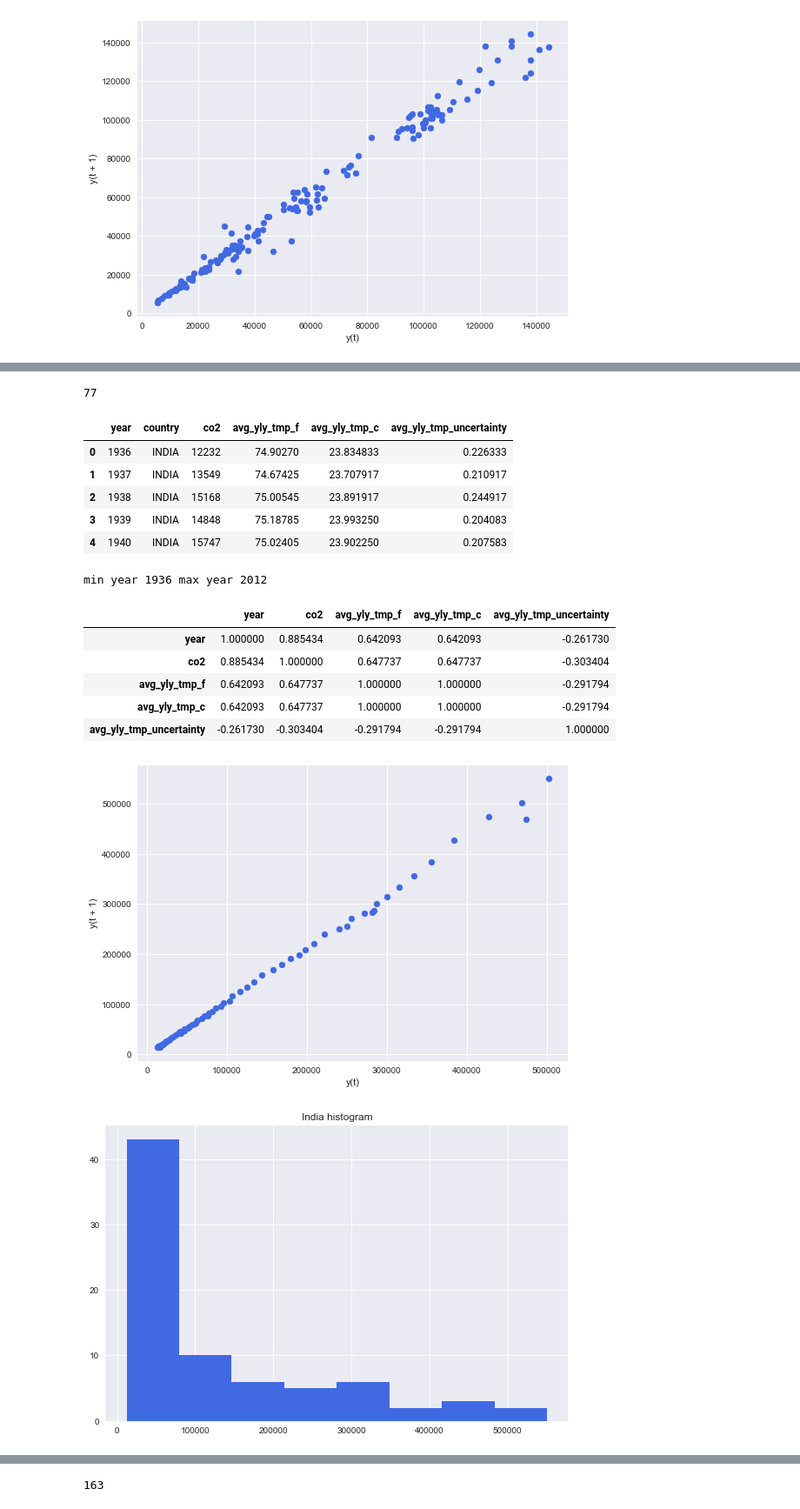
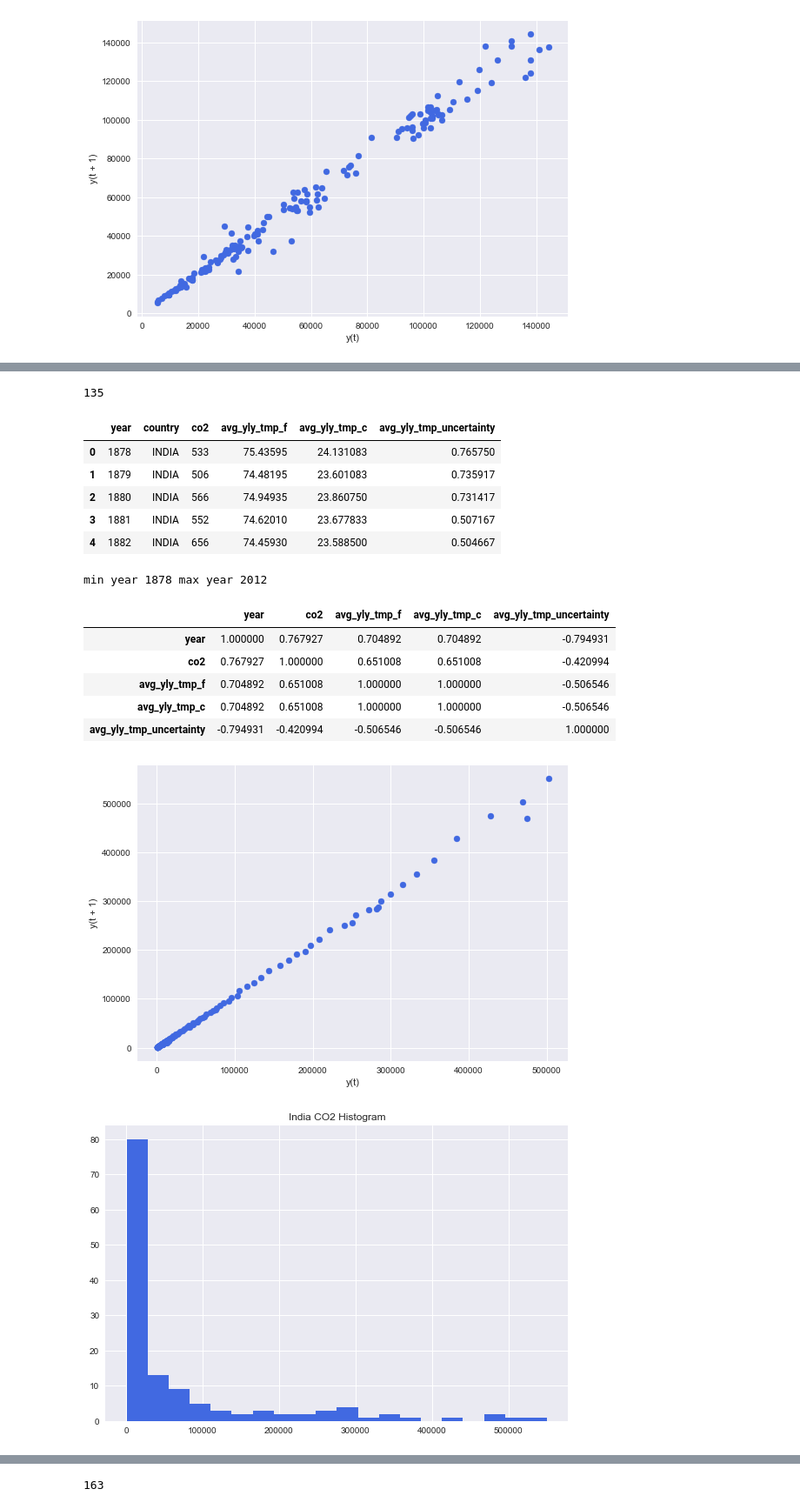
Before and after one commit to chrisg4github/Project-GW, a Jupyter notebook: GW_Plotting/CO2-Clean-Correlations/GW_Corr_Yearly_Tmp_co2.ipynb, the cells around one changed output, grey strips where cells are left out. Shown at 87% size. Drawn from its saved outputs; the diff is of its cells as text; code cells hidden in the pictures.

```diff
--- a/GW_Plotting/CO2-Clean-Correlations/GW_Corr_Yearly_Tmp_co2.ipynb
+++ b/GW_Plotting/CO2-Clean-Correlations/GW_Corr_Yearly_Tmp_co2.ipynb
@@ -507,17 +504,17 @@ plt.show()
 # %%
 co2tmp4C = co2_tmp_df.loc[(co2_tmp_df["country"] == 'INDIA') &
-                         (co2_tmp_df["year"]>= 1936)].\
+                         (co2_tmp_df["year"]>= 1878)].\
                          reset_index(drop=True)
 print(len(co2tmp4C.index))
 co2tmp4C.head(5)
 # %% [output]
-77
+135
 |  | year | country | co2 | avg_yly_tmp_f | avg_yly_tmp_c | avg_yly_tmp_uncertainty |
-| 0 | 1936 | INDIA | 12232 | 74.90270 | 23.834833 | 0.226333 |
-| 1 | 1937 | INDIA | 13549 | 74.67425 | 23.707917 | 0.210917 |
-| 2 | 1938 | INDIA | 15168 | 75.00545 | 23.891917 | 0.244917 |
-| 3 | 1939 | INDIA | 14848 | 75.18785 | 23.993250 | 0.204083 |
-| 4 | 1940 | INDIA | 15747 | 75.02405 | 23.902250 | 0.207583 |
+| 0 | 1878 | INDIA | 533 | 75.43595 | 24.131083 | 0.765750 |
+| 1 | 1879 | INDIA | 506 | 74.48195 | 23.601083 | 0.735917 |
+| 2 | 1880 | INDIA | 566 | 74.94935 | 23.860750 | 0.731417 |
+| 3 | 1881 | INDIA | 552 | 74.62010 | 23.677833 | 0.507167 |
+| 4 | 1882 | INDIA | 656 | 74.45930 | 23.588500 | 0.504667 |
 # %%
 # Get the min and max date range
 co2tmp4C_min_date = co2tmp4C["year"].min()
@@ -525,16 +522,16 @@ co2tmp4C_max_date = co2tmp4C["year"].max()
 print("min year " + str(co2tmp4C_min_date) + " max year " + \
       str(co2tmp4C_max_date))
 # %% [output]
-min year 1936 max year 2012
+min year 1878 max year 2012
 # %%
 co2tmp4C.corr()
 # %% [output]
 |  | year | co2 | avg_yly_tmp_f | avg_yly_tmp_c | avg_yly_tmp_uncertainty |
-| year | 1.000000 | 0.885434 | 0.642093 | 0.642093 | -0.261730 |
-| co2 | 0.885434 | 1.000000 | 0.647737 | 0.647737 | -0.303404 |
-| avg_yly_tmp_f | 0.642093 | 0.647737 | 1.000000 | 1.000000 | -0.291794 |
-| avg_yly_tmp_c | 0.642093 | 0.647737 | 1.000000 | 1.000000 | -0.291794 |
-| avg_yly_tmp_uncertainty | -0.261730 | -0.303404 | -0.291794 | -0.291794 | 1.000000 |
+| year | 1.000000 | 0.767927 | 0.704892 | 0.704892 | -0.794931 |
+| co2 | 0.767927 | 1.000000 | 0.651008 | 0.651008 | -0.420994 |
+| avg_yly_tmp_f | 0.704892 | 0.651008 | 1.000000 | 1.000000 | -0.506546 |
+| avg_yly_tmp_c | 0.704892 | 0.651008 | 1.000000 | 1.000000 | -0.506546 |
+| avg_yly_tmp_uncertainty | -0.794931 | -0.420994 | -0.506546 | -0.506546 | 1.000000 |
 # %%
 from pandas.plotting import lag_plot
 from matplotlib.figure import Figure
@@ -550,19 +547,19 @@ plt.tight_layout()
 plt.savefig("india_lag-plot_co2.png")
 plt.show()
 # %% [output]
-[figure, old version]
+[figure, new version]
 # %%
 from matplotlib import pyplot as plt
 import numpy as np
 
 a = np.array(co2tmp4C["co2"])
 plt.hist(a, bins='auto')
-plt.title("India histogram")
+plt.title("India CO2 Histogram")
 plt.tight_layout()
 plt.savefig("india_histogram_co2.png")
 plt.show()
 # %% [output]
-[figure, old version]
+[figure, new version]
 # %%
 # https://seaborn.pydata.org/generated/seaborn.regplot.html
 # import seaborn as sns; sns.set(color_codes=True)
```
Also changed, not shown: parts of 18 cells of this notebook, 41 other files.
